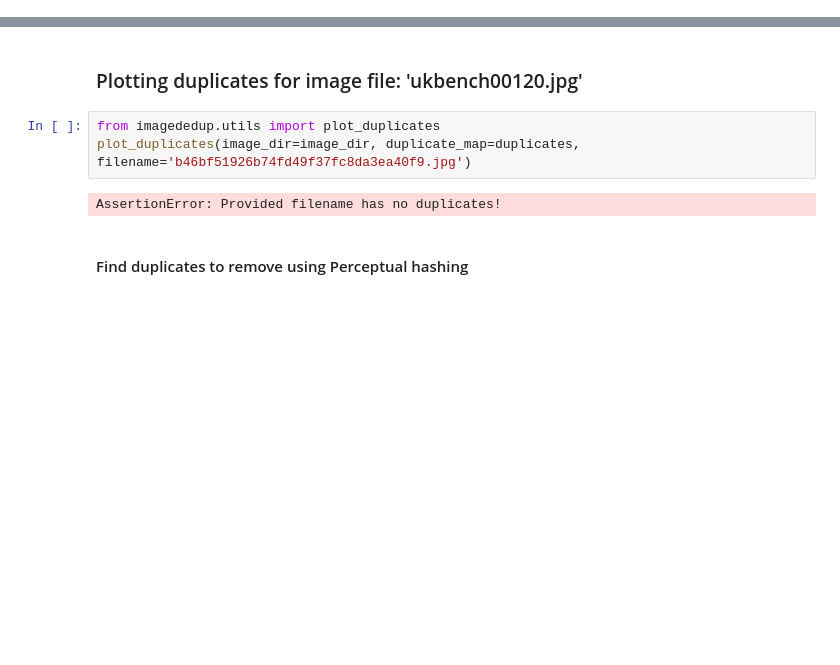
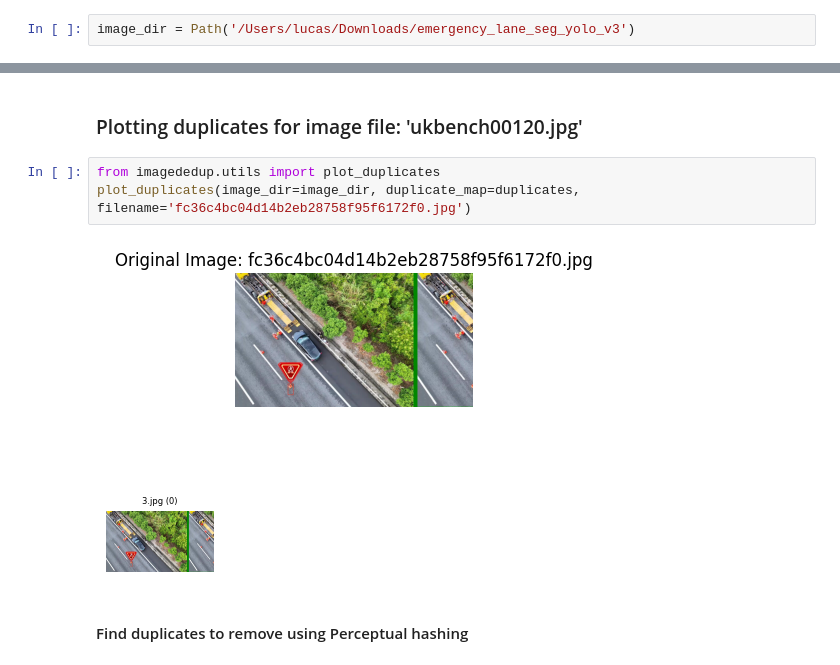
Before and after one commit to Wuhall/imagededup, a Jupyter notebook: examples/Finding_duplicates.ipynb, the cells around one changed output, grey strips where cells are left out. Saved outputs shown, nothing was run; the diff lists cells and outputs as text; blank space fills up the shorter version.

```diff
--- a/examples/Finding_duplicates.ipynb
+++ b/examples/Finding_duplicates.ipynb
@@ -7,3 +5,5 @@ image_dir = Path('../tests/data/base_images')
+# %%
+image_dir = Path('/Users/lucas/Downloads/emergency_lane_seg_yolo_v3')
 # %% [markdown]
 # Hashing
 # %% [markdown]
@@ -38,9 +51,9 @@ duplicates
 ### Plotting duplicates for image file: 'ukbench00120.jpg'
 # %%
 from imagededup.utils import plot_duplicates
-plot_duplicates(image_dir=image_dir, duplicate_map=duplicates, filename='b46bf51926b74fd49f37fc8da3ea40f9.jpg')
+plot_duplicates(image_dir=image_dir, duplicate_map=duplicates, filename='fc36c4bc04d14b2eb28758f95f6172f0.jpg')
 # %% [output]
-AssertionError: Provided filename has no duplicates!
+[figure, added]
 # %% [markdown]
 #### Find duplicates to remove using Perceptual hashing
 # %%
```
Also changed, not shown: parts of 5 cells of this notebook.
